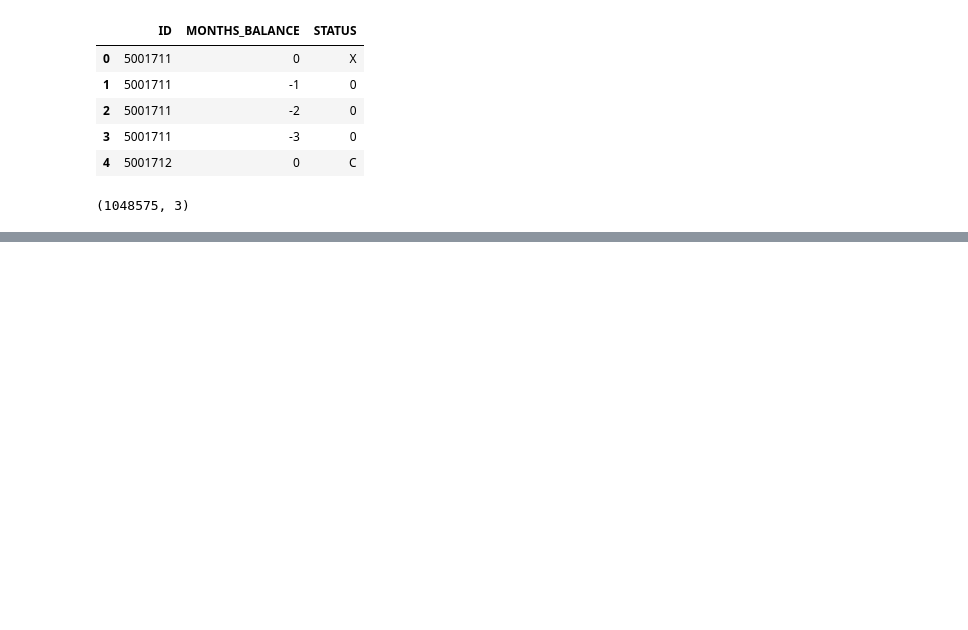
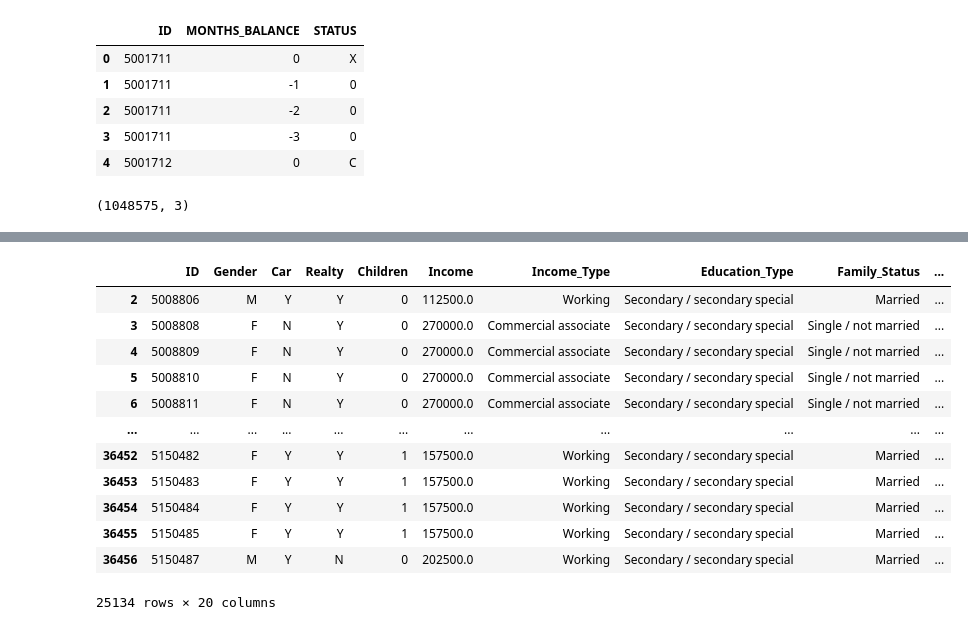
Before and after one commit to Dilek-prog/FederatedDeepLearning, a Jupyter notebook: FederatedMachineLearning.ipynb, the cells around one changed output, grey strips where cells are left out. Cells and saved outputs as stored; diff of their text form; code cells hidden in the pictures; blank space fills up the shorter version.

```diff
--- a/FederatedMachineLearning.ipynb
+++ b/FederatedMachineLearning.ipynb
@@ -7,6 +16,6 @@ import tensorflow as tf
 # %%
-application_df = pd.read_csv('application_record.csv')
-application_df.head()
+app_df = pd.read_csv('application_record.csv')
+app_df.head()
 # %% [output]
 |  | ID | CODE_GENDER | FLAG_OWN_CAR | FLAG_OWN_REALTY | CNT_CHILDREN | AMT_INCOME_TOTAL | NAME_INCOME_TYPE | ... |
 | 0 | 5008804 | M | Y | Y | 0 | 427500.0 | Working | ... |
@@ -34,0 +46,21 @@ credit_df.shape
+# %%
+#sorting IDs
+app_df = app_df.sort_values('ID')
+credit_df = credit_df.sort_values('ID')
+#Map the status to bad or good
+credit_df['STATUS_BINARY'] = credit_df['STATUS']
+credit_df = credit_df.replace({'STATUS_BINARY' :{'C' : 'Good','X' : 'Good','0' : 'Bad', '1' : 'Bad','2' : 'Bad','3' : 'Bad','4' : 'Bad','5' : 'Bad'}}) #C und X sind Good, alle Zahlen 0-5 sind Schlecht
+result_df = credit_df.value_counts(subset=['ID', 'STATUS_BINARY']).unstack(fill_value=0).reset_index() #für jede ID wird gezählt, wie viele Good und Bad Einträge es gibt
+#decide the user is good or bad based on his/her history majority
+result_df.loc[(result_df['Good'] / result_df['Bad'] >= 1), 'Status'] = 1 #Wenn eine ID mehr Good als Bad hat, wird der Gesamtstatus auf 1 gut gesetzt, sonst auf 0 schlecht
+result_df.loc[(result_df['Good'] / result_df['Bad'] < 1 ), 'Status'] = 0
+result_df['Status'] = result_df['Status'].astype(int)
+df = app_df.merge(result_df, how='inner', on=['ID']) #Die zusammengefassten Kreditinformationen werden mit den Antragsdaten durch ID verknüpft
+#define the rate of good debts for each user
+df['rate (Good/Bad)'] = (df['Good']+0.1) / (df['Bad']+0.1) #Spalte Rate wird erstellt, die das Verhältnis von Good zu Bad für jede ID darstellt. Wahrscheinlich wird +0.1 hinzugefügt, um Division durch 0 zu vermeiden
+df.drop(['Good','Bad'],axis=1,inplace = True) #Spalten Good und Bad werden gelöscht
+#Renaming columns to more friendly names
+df.columns = ['ID', 'Gender', 'Car', 'Realty', 'Children', 'Income', 'Income_Type',
+                        'Education_Type', 'Family_Status', 'Housing_Type',  'Age', 'Years_Experience' , 'Mobile_Phone', 'Work_Phone',
+                        'Phone', 'Email', 'Job_Title', 'Total_Family' , 'Status','rate (Good/Bad)']
+df.head(5)
@@ -34,0 +96,16 @@ credit_df.shape
+# %%
+df.dropna()
+# %% [output]
+|  | ID | Gender | Car | Realty | Children | Income | Income_Type | Education_Type | Family_Status | ... |
+| 2 | 5008806 | M | Y | Y | 0 | 112500.0 | Working | Secondary / secondary special | Married | ... |
+| 3 | 5008808 | F | N | Y | 0 | 270000.0 | Commercial associate | Secondary / secondary special | Single / not married | ... |
+| 4 | 5008809 | F | N | Y | 0 | 270000.0 | Commercial associate | Secondary / secondary special | Single / not married | ... |
+| 5 | 5008810 | F | N | Y | 0 | 270000.0 | Commercial associate | Secondary / secondary special | Single / not married | ... |
+| 6 | 5008811 | F | N | Y | 0 | 270000.0 | Commercial associate | Secondary / secondary special | Single / not married | ... |
+| ... | ... | ... | ... | ... | ... | ... | ... | ... | ... | ... |
+| 36452 | 5150482 | F | Y | Y | 1 | 157500.0 | Working | Secondary / secondary special | Married | ... |
+| 36453 | 5150483 | F | Y | Y | 1 | 157500.0 | Working | Secondary / secondary special | Married | ... |
+| 36454 | 5150484 | F | Y | Y | 1 | 157500.0 | Working | Secondary / secondary special | Married | ... |
+| 36455 | 5150485 | F | Y | Y | 1 | 157500.0 | Working | Secondary / secondary special | Married | ... |
+| 36456 | 5150487 | M | Y | N | 0 | 202500.0 | Working | Secondary / secondary special | Married | ... |
+25134 rows × 20 columns
```
Also changed, not shown: parts of 24 cells of this notebook, 1 other file.
